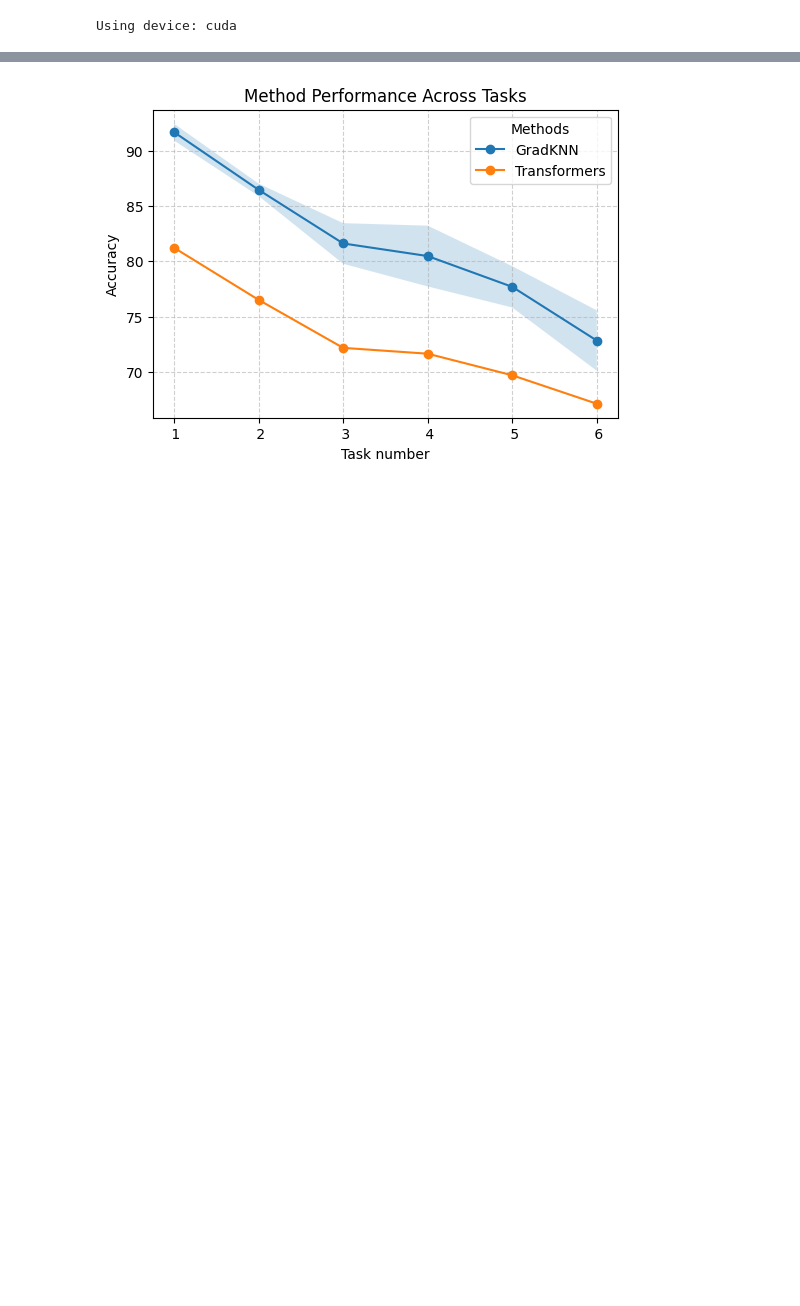
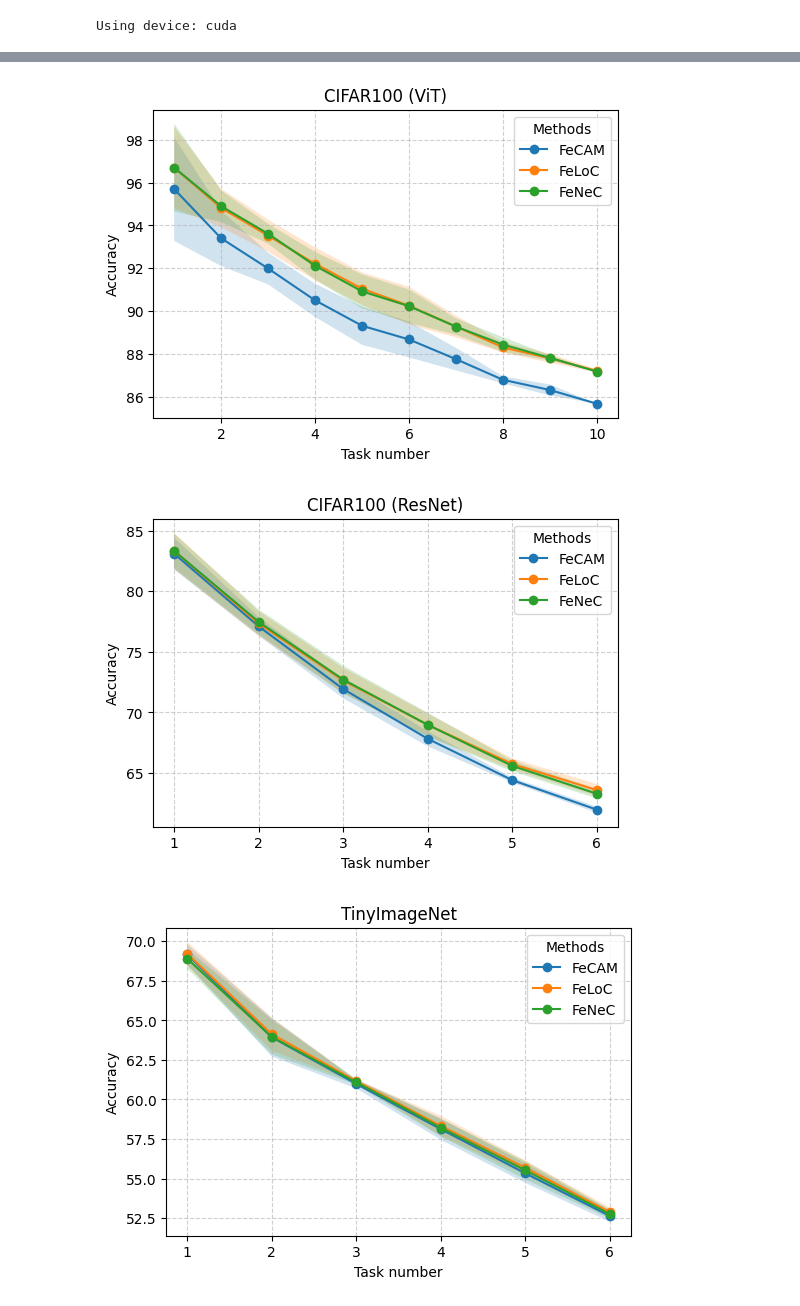
Before and after one commit to btrojan-official/FeNeC, a Jupyter notebook: train_and_eval.ipynb, the cells around one changed output, grey strips where cells are left out. Cells and saved outputs as stored; diff of their text form; code cells hidden in the pictures; blank space fills up the shorter version.

Commit message:
drawing plots

```diff
--- a/train_and_eval.ipynb
+++ b/train_and_eval.ipynb
@@ -55,7 +55,13 @@ Accuracy: 52.689998626708984 MY
-# %%
-import pandas as pd
-from utils.draw_plot import plot_method_scores
-
-plot_method_scores(pd.read_csv("./data/example_chart_data.csv"))
-# %% [output]
-[figure, removed]
+# %%
+import pandas as pd
+from utils.draw_plot import plot_method_scores
+
+plot_method_scores(pd.read_csv("./data/charts_drawing/cifar_vit.csv"), "CIFAR100 (ViT)")
+plot_method_scores(pd.read_csv("./data/charts_drawing/cifar_resnet.csv"), "CIFAR100 (ResNet)")
+plot_method_scores(pd.read_csv("./data/charts_drawing/tinyimagenet.csv"), "TinyImageNet")
+plot_method_scores(pd.read_csv("./data/charts_drawing/imagenet-r.csv"), "ImageNet-R")
+plot_method_scores(pd.read_csv("./data/charts_drawing/imagenet-subset.csv"), "ImageNet-Subset")
+# %% [output]
+[figure, added]
+[figure, added]
+[figure, added]
```
Also changed, not shown: parts of 5 cells of this notebook, 2 other files.
